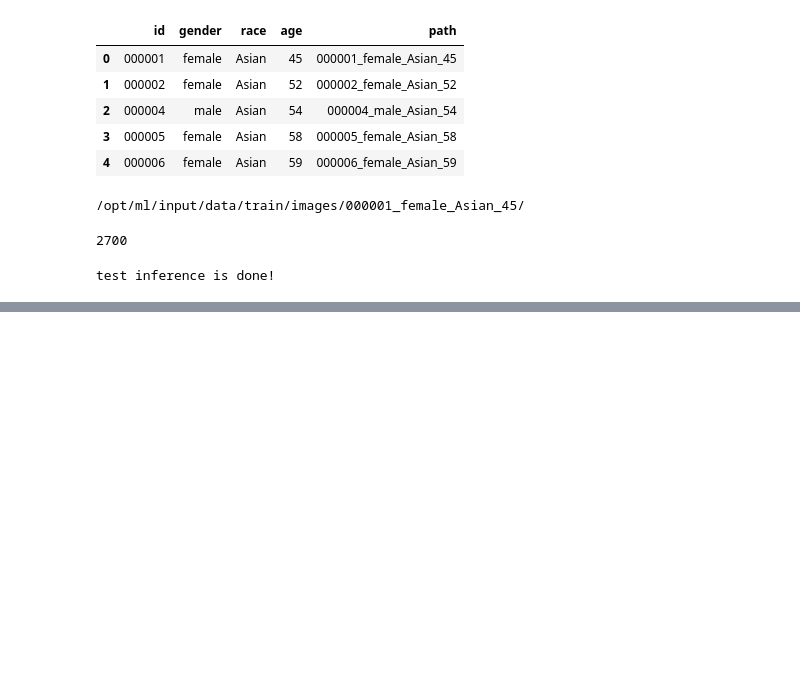
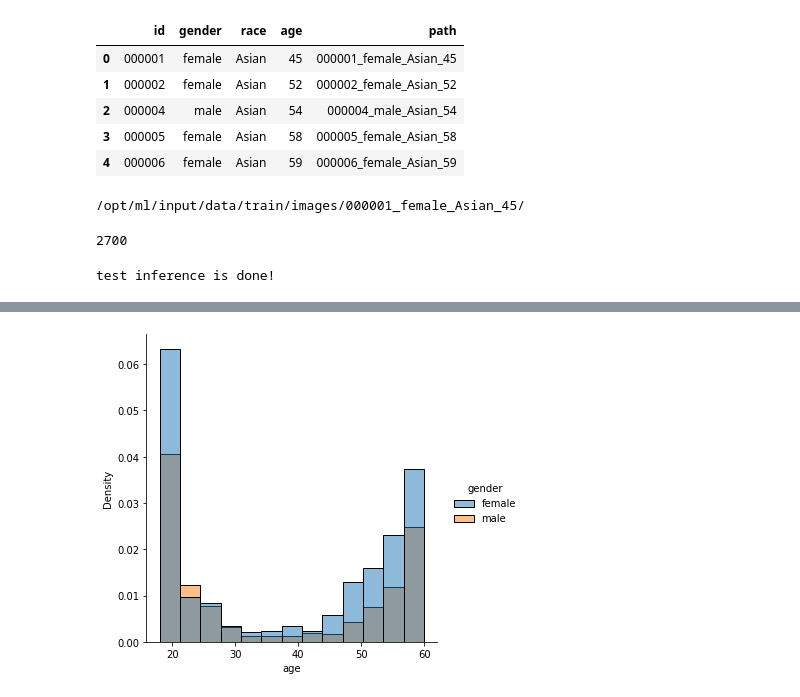
Before and after one commit to boostcampaitech2/image-classification-level1-29, a Jupyter notebook: jgyu/EDA/eda_practice.ipynb, the cells around one changed output, grey strips where cells are left out. Drawn from its saved outputs; the diff is of its cells as text; code cells hidden in the pictures; blank space fills up the shorter version.

```diff
--- a/jgyu/EDA/eda_practice.ipynb
+++ b/jgyu/EDA/eda_practice.ipynb
@@ -151,0 +268,5 @@ test inference is done!
+# %%
+sns.displot(df,x="age", hue="gender", stat="density")
+plt.show()
+# %% [output]
+[figure, added]
```
Also changed, not shown: parts of 28 cells of this notebook.
